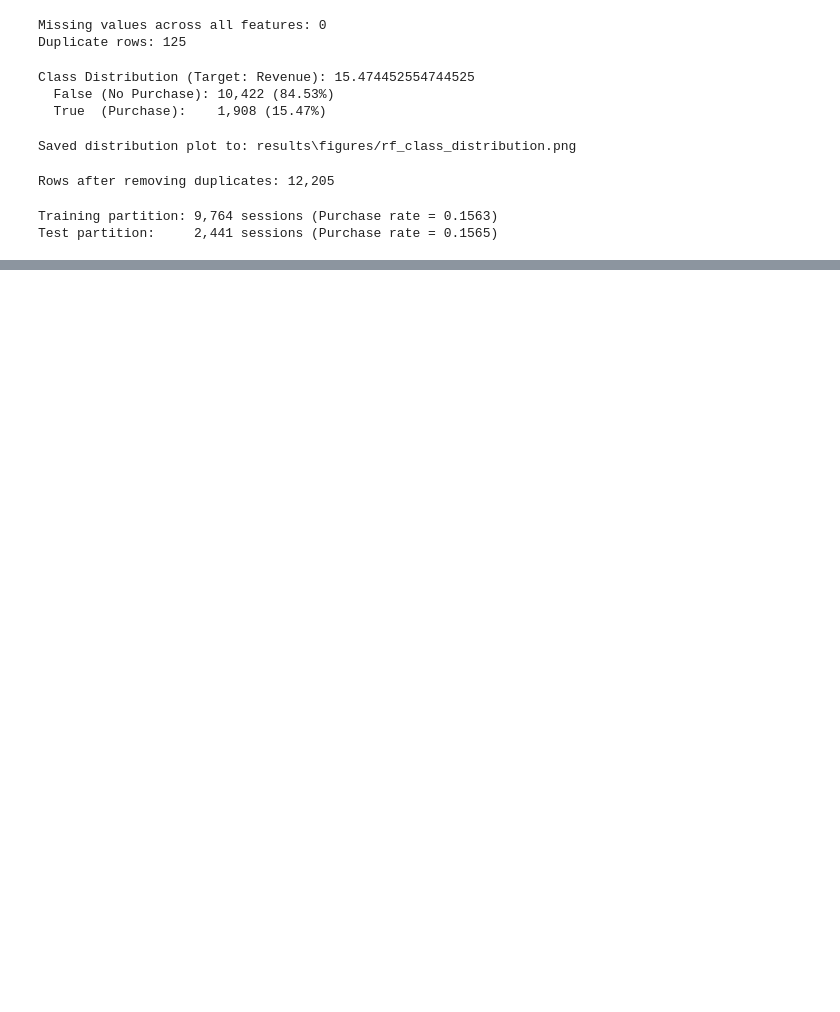
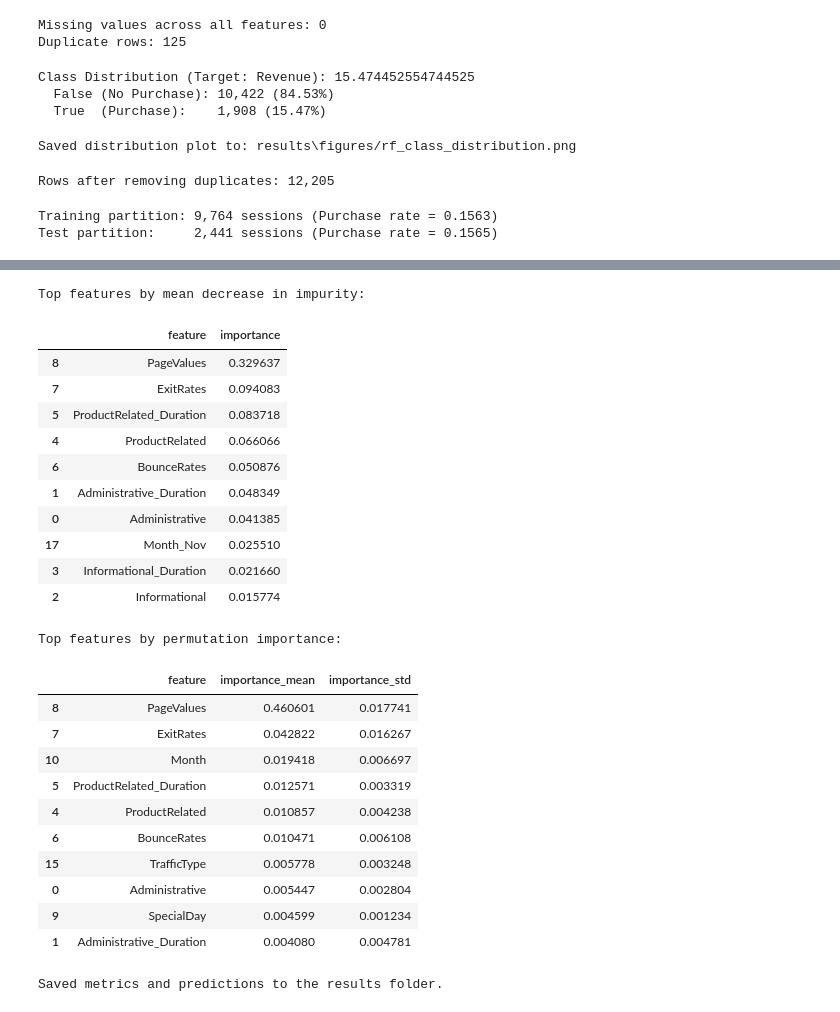
Before and after one commit to Ashinsanie/ML-assignment, a Jupyter notebook: randomForest.ipynb, the cells around one changed output, grey strips where cells are left out. Saved outputs shown, nothing was run; the diff lists cells and outputs as text; code cells hidden in the pictures; blank space fills up the shorter version.

```diff
--- a/randomForest.ipynb
+++ b/randomForest.ipynb
@@ -150,0 +434,80 @@ Test partition:     2,441 sessions (Purchase rate = 0.1565)
+# %%
+# Feature importance analysis
+
+classifier = best_model.named_steps["classifier"]
+transformed_names = best_model.named_steps["preprocessor"].get_feature_names_out()
+mdi_importance = pd.DataFrame({
+    "feature": [name.split("__", 1)[-1] for name in transformed_names],
+    "importance": classifier.feature_importances_,
+}).sort_values("importance", ascending=False)
+
+print("Top features by mean decrease in impurity:")
+display(mdi_importance.head(10))
+
+permutation = permutation_importance(
+    best_model,
+    X_test,
+    y_test,
+    scoring="f1",
+    n_repeats=5,
+    random_state=RANDOM_STATE,
+    n_jobs=-1,
+)
+permutation_importance_df = pd.DataFrame({
+    "feature": X_test.columns,
+    "importance_mean": permutation.importances_mean,
+    "importance_std": permutation.importances_std,
+}).sort_values("importance_mean", ascending=False)
+
+print("Top features by permutation importance:")
+display(permutation_importance_df.head(10))
+# %% [output]
+Top features by mean decrease in impurity:
+|  | feature | importance |
+| 8 | PageValues | 0.329637 |
+| 7 | ExitRates | 0.094083 |
+| 5 | ProductRelated_Duration | 0.083718 |
+| 4 | ProductRelated | 0.066066 |
+| 6 | BounceRates | 0.050876 |
+| 1 | Administrative_Duration | 0.048349 |
+| 0 | Administrative | 0.041385 |
+| 17 | Month_Nov | 0.025510 |
+| 3 | Informational_Duration | 0.021660 |
+| 2 | Informational | 0.015774 |
+Top features by permutation importance:
+|  | feature | importance_mean | importance_std |
+| 8 | PageValues | 0.460601 | 0.017741 |
+| 7 | ExitRates | 0.042822 | 0.016267 |
+| 10 | Month | 0.019418 | 0.006697 |
+| 5 | ProductRelated_Duration | 0.012571 | 0.003319 |
+| 4 | ProductRelated | 0.010857 | 0.004238 |
+| 6 | BounceRates | 0.010471 | 0.006108 |
+| 15 | TrafficType | 0.005778 | 0.003248 |
+| 0 | Administrative | 0.005447 | 0.002804 |
+| 9 | SpecialDay | 0.004599 | 0.001234 |
+| 1 | Administrative_Duration | 0.004080 | 0.004781 |
+# %%
+# Export metrics and predictions
+
+summary = {
+    "best_parameters": grid_search.best_params_,
+    "best_cv_f1": float(grid_search.best_score_),
+    "test_metrics_threshold_0.50": {key: float(value) for key, value in tuned_metrics.items()},
+    "best_threshold": best_threshold,
+    "test_metrics_best_threshold": {key: float(value) for key, value in optimized_metrics.items()},
+    "confusion_matrix_threshold_0.50": tuned_cm.tolist(),
+}
+
+with open(os.path.join(OUTPUT_DIR, "random_forest_notebook_results.json"), "w", encoding="utf-8") as file:
+    json.dump(summary, file, indent=2)
+
+pd.DataFrame({
+    "y_true": y_test.to_numpy(),
+    "purchase_probability": tuned_proba,
+    "prediction_threshold_0.50": tuned_pred,
+    "prediction_optimized_threshold": optimized_pred,
+}).to_csv(os.path.join(OUTPUT_DIR, "random_forest_notebook_predictions.csv"), index=False)
+
+print("Saved metrics and predictions to the results folder.")
+# %% [output]
+Saved metrics and predictions to the results folder.
```
Also changed, not shown: parts of 19 cells of this notebook, 9 other files.
